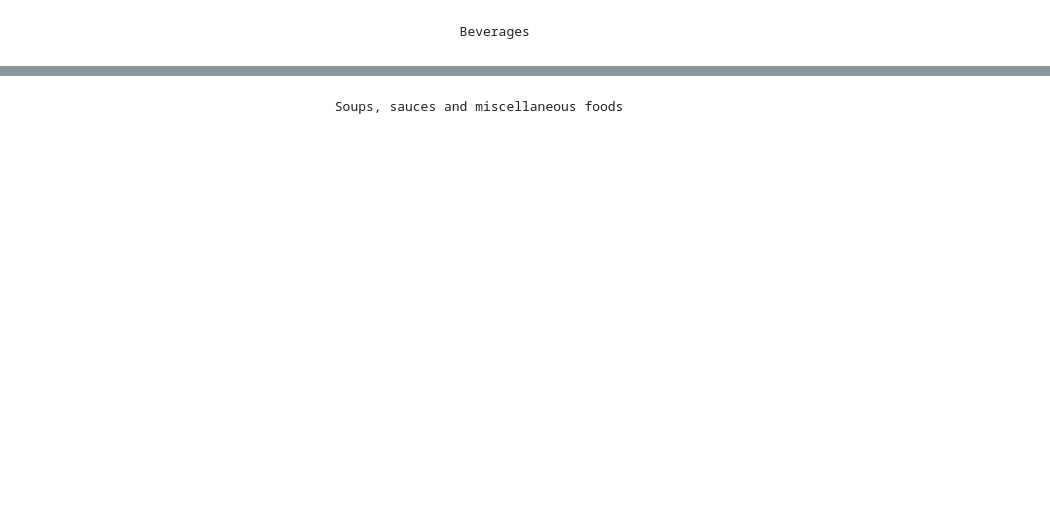
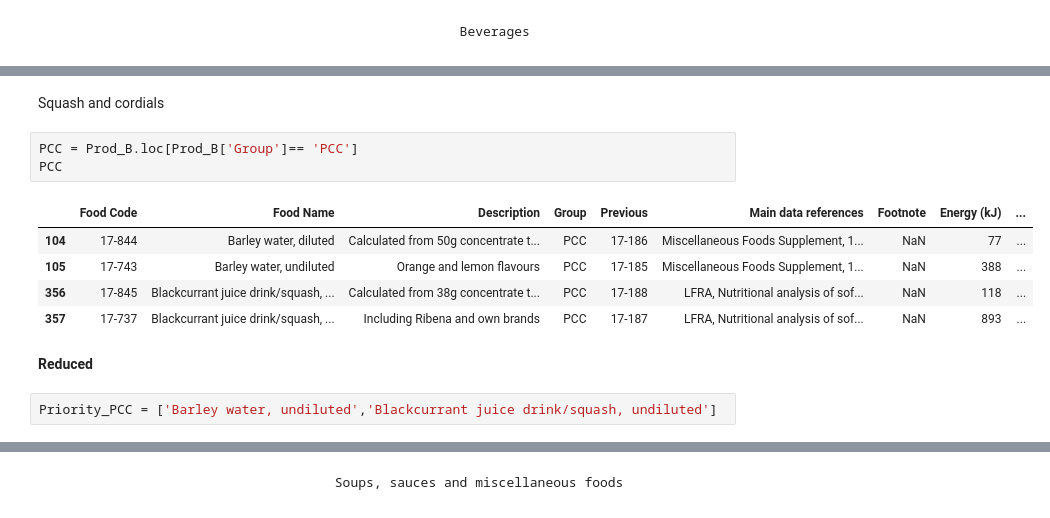
Before and after one commit to elliotkarikari/Product_Weight_Project, a Jupyter notebook: Jupter_notebooks/Reduction, Products that start with B.ipynb, the cells around one changed output, grey strips where cells are left out. Saved outputs shown, nothing was run; the diff lists cells and outputs as text; blank space fills up the shorter version.

```diff
--- a/Jupter_notebooks/Reduction, Products that start with B.ipynb
+++ b/Jupter_notebooks/Reduction, Products that start with B.ipynb
@@ -830,0 +876,15 @@ PE['Super Group'] = 'Beverages'
+# %% [markdown]
+Squash and cordials
+# %%
+PCC = Prod_B.loc[Prod_B['Group']== 'PCC']
+PCC
+# %% [output]
+|  | Food Code | Food Name | Description | Group | Previous | Main data references | Footnote | Energy (kJ) | ... |
+| 104 | 17-844 | Barley water, diluted | Calculated from 50g concentrate t... | PCC | 17-186 | Miscellaneous Foods Supplement, 1... | NaN | 77 | ... |
+| 105 | 17-743 | Barley water, undiluted | Orange and lemon flavours | PCC | 17-185 | Miscellaneous Foods Supplement, 1... | NaN | 388 | ... |
+| 356 | 17-845 | Blackcurrant juice drink/squash, ... | Calculated from 38g concentrate t... | PCC | 17-188 | LFRA, Nutritional analysis of sof... | NaN | 118 | ... |
+| 357 | 17-737 | Blackcurrant juice drink/squash, ... | Including Ribena and own brands | PCC | 17-187 | LFRA, Nutritional analysis of sof... | NaN | 893 | ... |
+# %% [markdown]
+**Reduced**
+# %%
+Priority_PCC = ['Barley water, undiluted','Blackcurrant juice drink/squash, undiluted']
```
Also changed, not shown: parts of 94 cells of this notebook.
